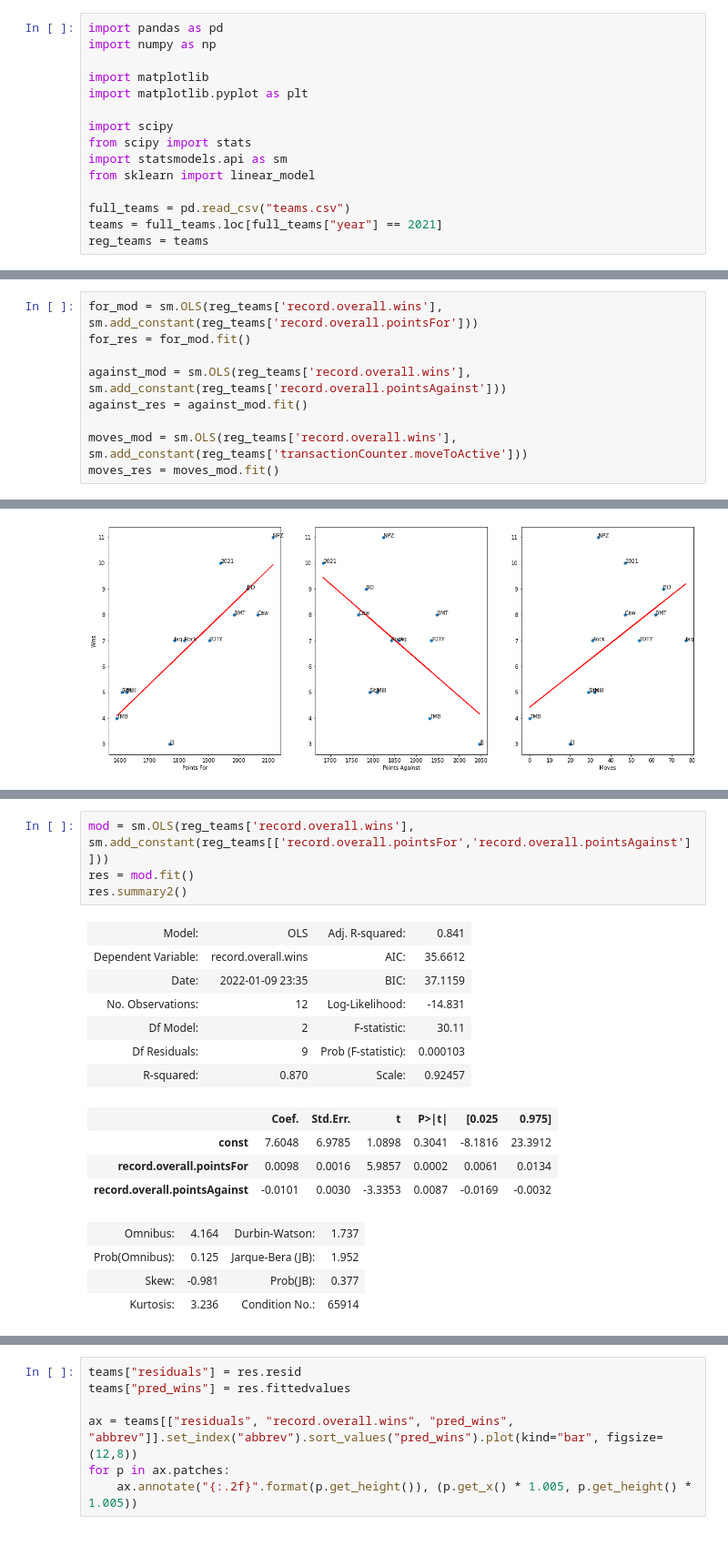
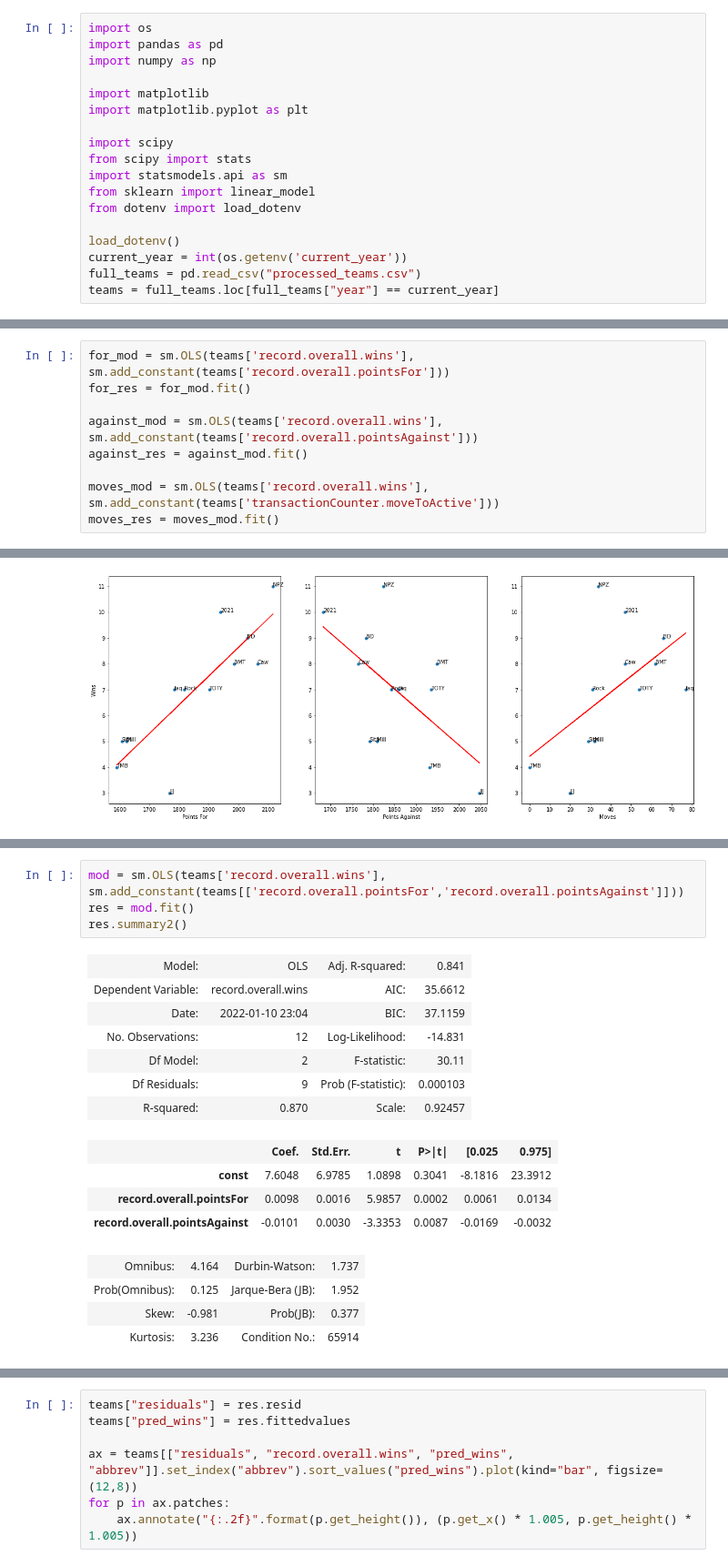
Before and after one commit to johanan/ESPN-Fantasy-Football-Analysis, a Jupyter notebook: espnff_analysis.ipynb, the cells around one changed output, grey strips where cells are left out. Shown: that part at 91% size. Saved outputs shown, nothing was run; the diff lists cells and outputs as text.

```diff
--- a/espnff_analysis.ipynb
+++ b/espnff_analysis.ipynb
@@ -4,4 +4,5 @@ Here is a statiscial analysis of the 2020 regular season.
 # %%
+import os
 import pandas as pd
 import numpy as np
 
@@ -12,8 +13,10 @@ import scipy
 from scipy import stats
 import statsmodels.api as sm
 from sklearn import linear_model
+from dotenv import load_dotenv
 
-full_teams = pd.read_csv("teams.csv")
-teams = full_teams.loc[full_teams["year"] == 2021]
-reg_teams = teams
+load_dotenv()
+current_year = int(os.getenv('current_year'))
+full_teams = pd.read_csv("processed_teams.csv")
+teams = full_teams.loc[full_teams["year"] == current_year]
 # %% [markdown]
@@ -112,13 +115,13 @@ Points against is negatively correlated with wins. Which again makes sense, but
 
 Move to action is a positive relationship and pretty weak.
 # %%
-for_mod = sm.OLS(reg_teams['record.overall.wins'], sm.add_constant(reg_teams['record.overall.pointsFor']))
+for_mod = sm.OLS(teams['record.overall.wins'], sm.add_constant(teams['record.overall.pointsFor']))
 for_res = for_mod.fit()
 
-against_mod = sm.OLS(reg_teams['record.overall.wins'], sm.add_constant(reg_teams['record.overall.pointsAgainst']))
+against_mod = sm.OLS(teams['record.overall.wins'], sm.add_constant(teams['record.overall.pointsAgainst']))
 against_res = against_mod.fit()
 
-moves_mod = sm.OLS(reg_teams['record.overall.wins'], sm.add_constant(reg_teams['transactionCounter.moveToActive']))
+moves_mod = sm.OLS(teams['record.overall.wins'], sm.add_constant(teams['transactionCounter.moveToActive']))
 moves_res = moves_mod.fit()
 # %%
 for_res.rsquared
@@ -171,13 +174,13 @@ I played around with various columns to find the best fitting results. I landed
 
 I initially had Move to Active in the regression initially and it did increase R-squared, but it reduced the statistical significance. There is a correlation with it as a single variable, but my estimation is that that significance is more than made up in the points for variable.
 # %%
-mod = sm.OLS(reg_teams['record.overall.wins'], sm.add_constant(reg_teams[['record.overall.pointsFor','record.overall.pointsAgainst']]))
+mod = sm.OLS(teams['record.overall.wins'], sm.add_constant(teams[['record.overall.pointsFor','record.overall.pointsAgainst']]))
 res = mod.fit()
 res.summary2()
 # %% [output]
 | Model: | OLS | Adj. R-squared: | 0.841 |
 | Dependent Variable: | record.overall.wins | AIC: | 35.6612 |
-| Date: | 2022-01-09 23:35 | BIC: | 37.1159 |
+| Date: | 2022-01-10 23:04 | BIC: | 37.1159 |
 | No. Observations: | 12 | Log-Likelihood: | -14.831 |
 | Df Model: | 2 | F-statistic: | 30.11 |
 | Df Residuals: | 9 | Prob (F-statistic): | 0.000103 |
```
Also changed, not shown: parts of 12 cells of this notebook, 10 other files.
